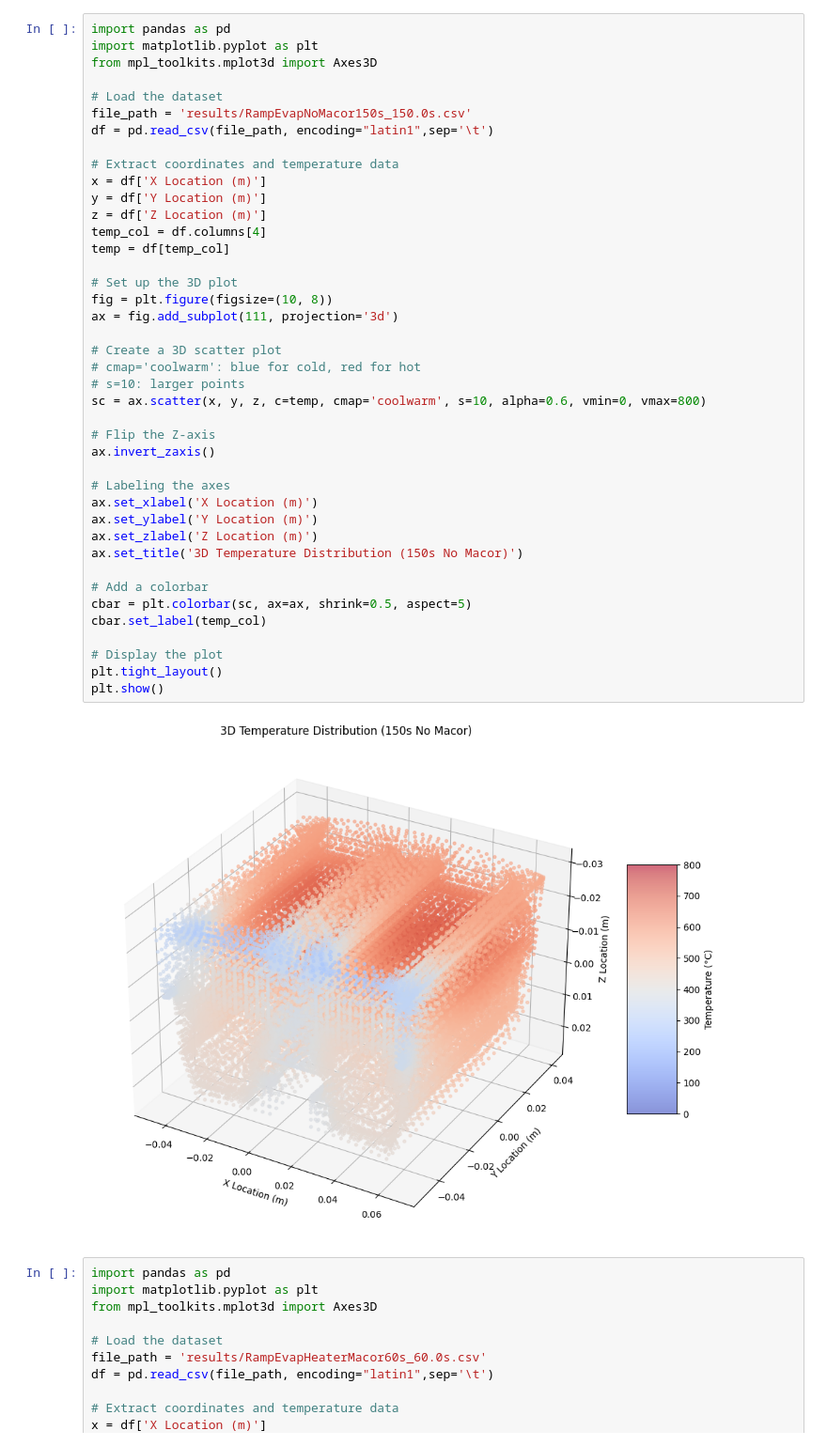
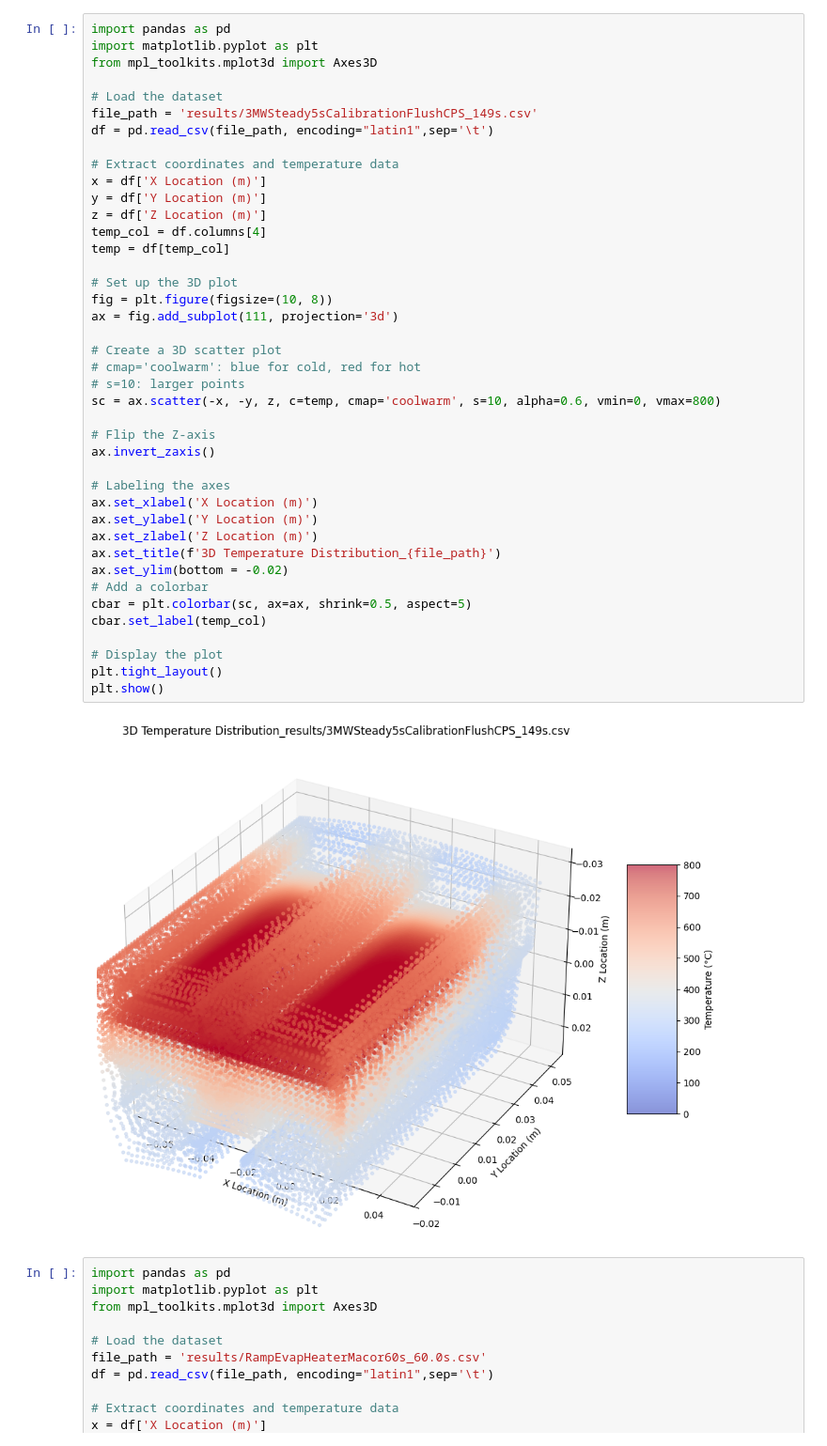
Before and after one commit to collinFitzpatrick/lithiumEvapSim, a Jupyter notebook: tempPlots.ipynb, the cells around one changed output. Shown at 94% size. Saved outputs shown, nothing was run; the diff lists cells and outputs as text.

```diff
--- a/tempPlots.ipynb
+++ b/tempPlots.ipynb
@@ -4,43 +4,43 @@ import matplotlib.pyplot as plt
 from mpl_toolkits.mplot3d import Axes3D
 
 # Load the dataset
-file_path = 'results/RampEvapNoMacor150s_150.0s.csv'
+file_path = 'results/3MWSteady5sCalibrationFlushCPS_149s.csv'
 df = pd.read_csv(file_path, encoding="latin1",sep='\t')
 
 # Extract coordinates and temperature data
 x = df['X Location (m)']
 y = df['Y Location (m)']
 z = df['Z Location (m)']
 temp_col = df.columns[4]
 temp = df[temp_col]
 
 # Set up the 3D plot
 fig = plt.figure(figsize=(10, 8))
 ax = fig.add_subplot(111, projection='3d')
 
 # Create a 3D scatter plot
 # cmap='coolwarm': blue for cold, red for hot
 # s=10: larger points
-sc = ax.scatter(x, y, z, c=temp, cmap='coolwarm', s=10, alpha=0.6, vmin=0, vmax=800)
+sc = ax.scatter(-x, -y, z, c=temp, cmap='coolwarm', s=10, alpha=0.6, vmin=0, vmax=800)
 
 # Flip the Z-axis
 ax.invert_zaxis()
 
 # Labeling the axes
 ax.set_xlabel('X Location (m)')
 ax.set_ylabel('Y Location (m)')
 ax.set_zlabel('Z Location (m)')
-ax.set_title('3D Temperature Distribution (150s No Macor)')
-
+ax.set_title(f'3D Temperature Distribution_{file_path}')
+ax.set_ylim(bottom = -0.02)
 # Add a colorbar
 cbar = plt.colorbar(sc, ax=ax, shrink=0.5, aspect=5)
 cbar.set_label(temp_col)
 
 # Display the plot
 plt.tight_layout()
 plt.show()
 # %% [output]
-[figure, old version]
+[figure, new version]
 # %%
 import pandas as pd
 import matplotlib.pyplot as plt
```
Also changed, not shown: 34 other files.
